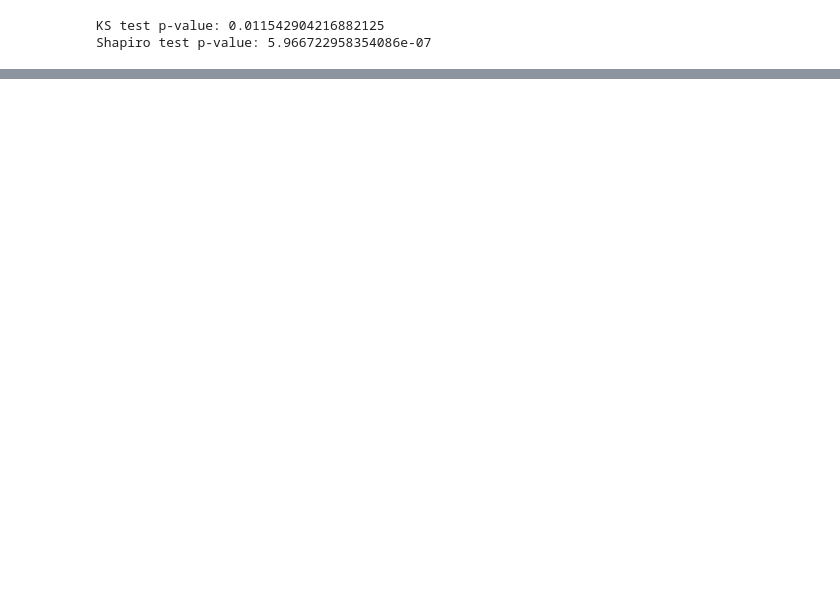
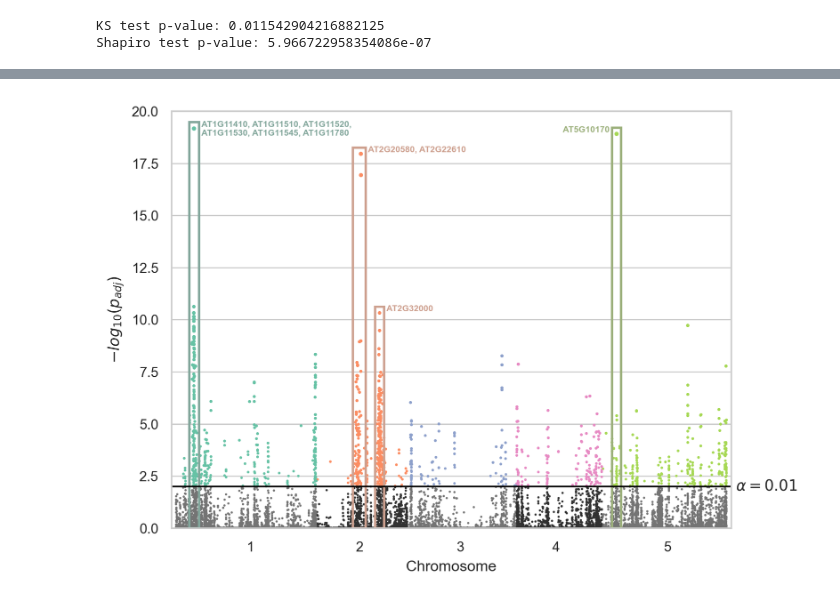
Before and after one commit to jacobbraun1402/MDSC-403-Final-Project, a Jupyter notebook: results.ipynb, the cells around one changed output, grey strips where cells are left out. Cells and saved outputs as stored; diff of their text form; code cells hidden in the pictures; blank space fills up the shorter version.

```diff
--- a/results.ipynb
+++ b/results.ipynb
@@ -109,0 +146,51 @@ plt.show()
+# %%
+def plot_annotations(ax: plt.Axes, subset):
+    xmin = subset['adjusted_start'].min() - 1000000
+    xmax =  subset['adjusted_end'].max() + 1000000
+    if isinstance(subset, pd.DataFrame):
+        subset = subset.reset_index()
+        chr = subset.loc[0,'Chr']
+        genes = list(subset['gene name'].unique())
+        label = ', '.join([f'\n{g}' if (i % 3 == 0) else f'{g}' for i, g in enumerate(genes)])
+    else:
+        chr = subset['Chr']
+        label = f'\n{subset['gene name']}'
+    y = test_results.loc[(test_results['chromosome'] == chr) & (test_results['adjusted_position'] > xmin) & (test_results['adjusted_position'] < xmax) , 'negative_log_p'].max()+.3
+    rect_col = sns.desaturate(palette[chr-1],.4)
+    ax.add_patch(Rectangle(xy=(xmin,0), width=xmax-xmin, height=y, fill=False, color = rect_col, lw=1.5))
+    x_midpoint = (test_results['adjusted_position'].max() + test_results['adjusted_position'].min())/2
+    if xmax < x_midpoint:
+        ax.text(x=xmax + 500000, y=y+.5, s=label, size='xx-small', ha='left', va='top', c=rect_col, fontweight='semibold')
+    else:
+        ax.text(x= xmin - 500000, y=y+.5, s=label, size='xx-small', ha='right', va='top', c=rect_col, fontweight='semibold')
+# %%
+test_results = pd.read_csv('./data/stat_test_results.csv')
+test_results['negative_log_p'] = -1 * np.log10(test_results['corrected_pval'])
+test_results['chromosome'] = test_results['location'].map(lambda x: int(str.split(x, ':')[0]))
+test_results['position'] = test_results['location'].map(lambda x: int(str.split(x, ':')[1]))
+test_results['adjusted_position'] = test_results['position']
+
+start_positions = np.cumsum([test_results.loc[test_results['chromosome'] == i, 'position'].max() for i in range(1,6)])
+for i in range(1,5):
+    test_results.loc[test_results['chromosome'] == i+1, 'adjusted_position'] = test_results.loc[test_results['chromosome'] == i+1, 'position'] + start_positions[i-1]
+
+fig,ax = plt.subplots()
+sns.scatterplot(data=test_results[test_results['negative_log_p'] > thresh], x='adjusted_position', y='negative_log_p',
+                            hue='chromosome', marker='.', linewidth=0, size='negative_log_p', sizes=(10,30), palette=palette,legend=False, ax=ax)
+sns.scatterplot(data=test_results[test_results['negative_log_p'] <= thresh], x='adjusted_position', y='negative_log_p',
+                 marker='.', linewidth=0, s=8, hue='chromosome', palette=gray_pallette, ax=ax, legend=False)
+plot_annotations(ax, annot_1)
+plot_annotations(ax, annot_2)
+plot_annotations(ax, annot_3)
+plot_annotations(ax, annot_4)
+ax.set_xticks(medians, labels=[str(x) for x in chromosomes])
+ax.set_ylim(0, 20)
+ax.set_xlabel('Chromosome')
+ax.set_ylabel(r'$-log_{10}(p_{adj})$')
+ax.set_xlim(test_results['adjusted_position'].min()-1000000, test_results['adjusted_position'].max() + 1000000)
+ax.axhline(y=thresh, c='black', lw=1)
+ax.text(x=ax.get_xlim()[1]+1000000, y=thresh, s=r'$\alpha=0.01$', ha='left', va='center')
+ax.grid(axis='x', visible=False)
+plt.show()
+# %% [output]
+[figure, added]
```
Also changed, not shown: parts of 19 cells of this notebook, 2 other files.
